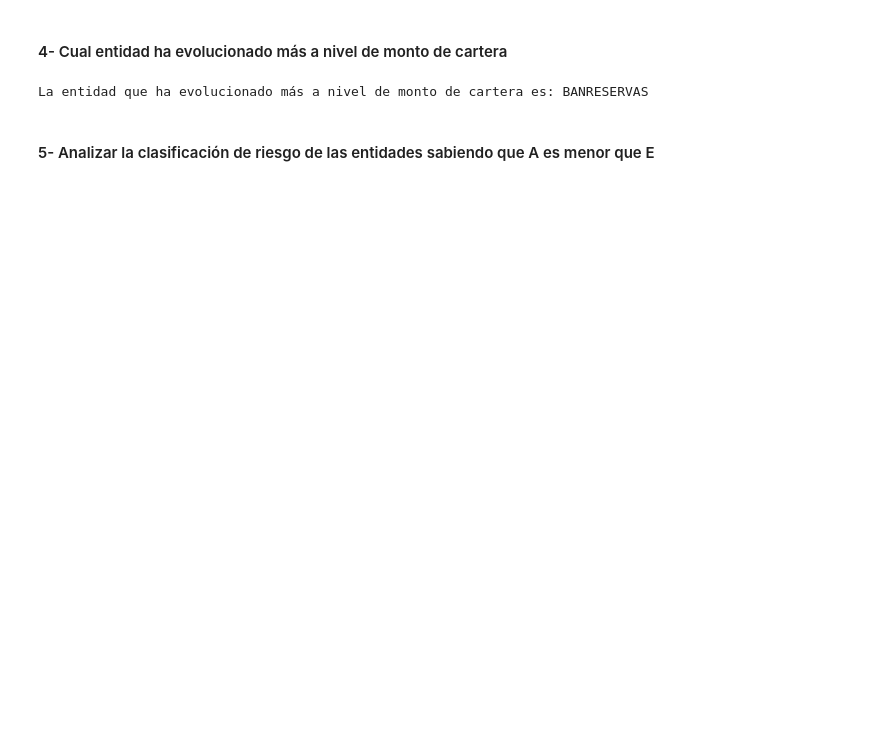
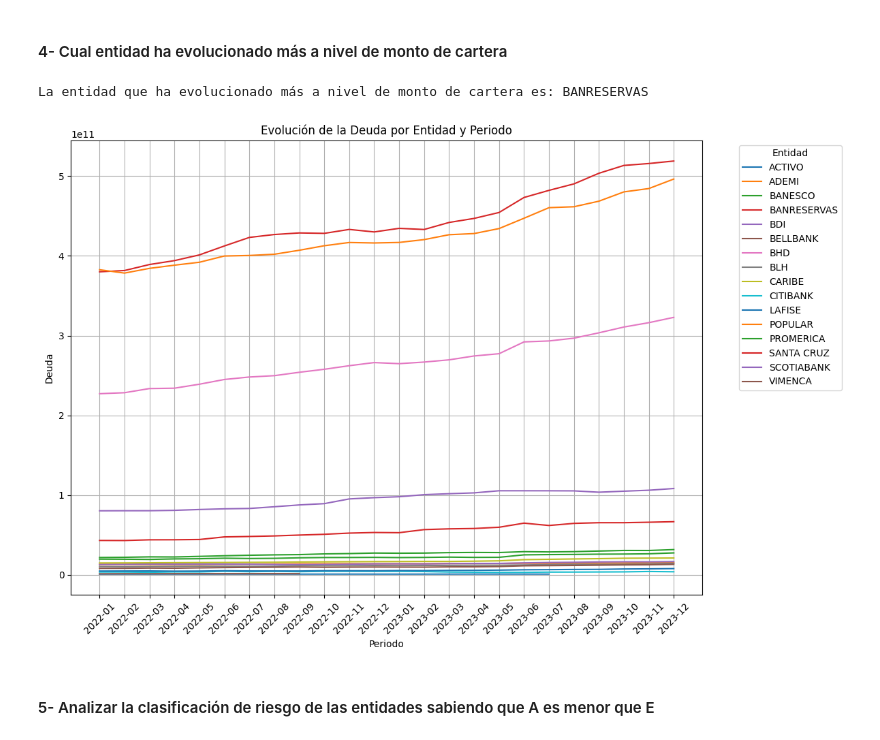
Before and after one commit to MiltonGarciaP/Analytics-WITH-PYTHON, a Jupyter notebook: TRABAJO FINAL/Trabajo Final.ipynb, the cells around one changed output. Drawn from its saved outputs; the diff is of its cells as text; code cells hidden in the pictures; blank space fills up the shorter version.

```diff
--- a/TRABAJO FINAL/Trabajo Final.ipynb
+++ b/TRABAJO FINAL/Trabajo Final.ipynb
@@ -220,18 +280,43 @@ Las entidades son:
 # %% [markdown]
 #### 4- Cual entidad ha evolucionado más a nivel de monto de cartera
 # %%
-# Agrupar por entidad y periodo, y sumar la columna deuda
+# Agrupamos por entidad y periodo, y sumar la columna deuda
 cartera_por_entidad_periodo = registros.groupby(['entidad', 'periodo'])['deuda'].sum().reset_index()
 
-# Calcular la diferencia máxima por entidad utilizando expresiones lambda
+# Calculamos la diferencia máxima por entidad utilizando expresiones lambda
 evolucion_cartera = cartera_por_entidad_periodo.groupby('entidad')['deuda'].apply(lambda x: x.max() - x.min())
 
-# Identificar la entidad con la mayor evolución
+# Identificamos la entidad con la mayor evolución
 entidad_mayor_evolucion = evolucion_cartera.idxmax()
 
 print(f"La entidad que ha evolucionado más a nivel de monto de cartera es: {entidad_mayor_evolucion}")
+
+cartera_por_entidad_periodo = registros.groupby(['entidad', 'periodo'])['deuda'].sum().reset_index()
+
+
+plt.figure(figsize=(12, 8))
+
+# Iteramos sobre cada entidad
+for entidad in cartera_por_entidad_periodo['entidad'].unique():
+    # Filtramos los datos para la entidad actual
+    datos_entidad = cartera_por_entidad_periodo[cartera_por_entidad_periodo['entidad'] == entidad]
+    # Creamos el gráfico de líneas para la entidad actual
+    plt.plot(datos_entidad['periodo'], datos_entidad['deuda'], label=entidad)
+
+# Personalizamos el gráfico
+plt.title('Evolución de la Deuda por Entidad y Periodo')
+plt.xlabel('Periodo')
+plt.ylabel('Deuda')
+plt.legend(title='Entidad', bbox_to_anchor=(1.05, 1), loc='upper left')
+plt.grid(True)
+plt.xticks(rotation=45)
+plt.tight_layout()
+
+# Mostramos el gráfico
+plt.show()
 # %% [output]
 La entidad que ha evolucionado más a nivel de monto de cartera es: BANRESERVAS
+[figure, added]
 # %% [markdown]
 #### 5- Analizar la clasificación de riesgo de las entidades sabiendo que A es menor que E
 # %%
```
Also changed, not shown: parts of 26 cells of this notebook, 4 other files.
